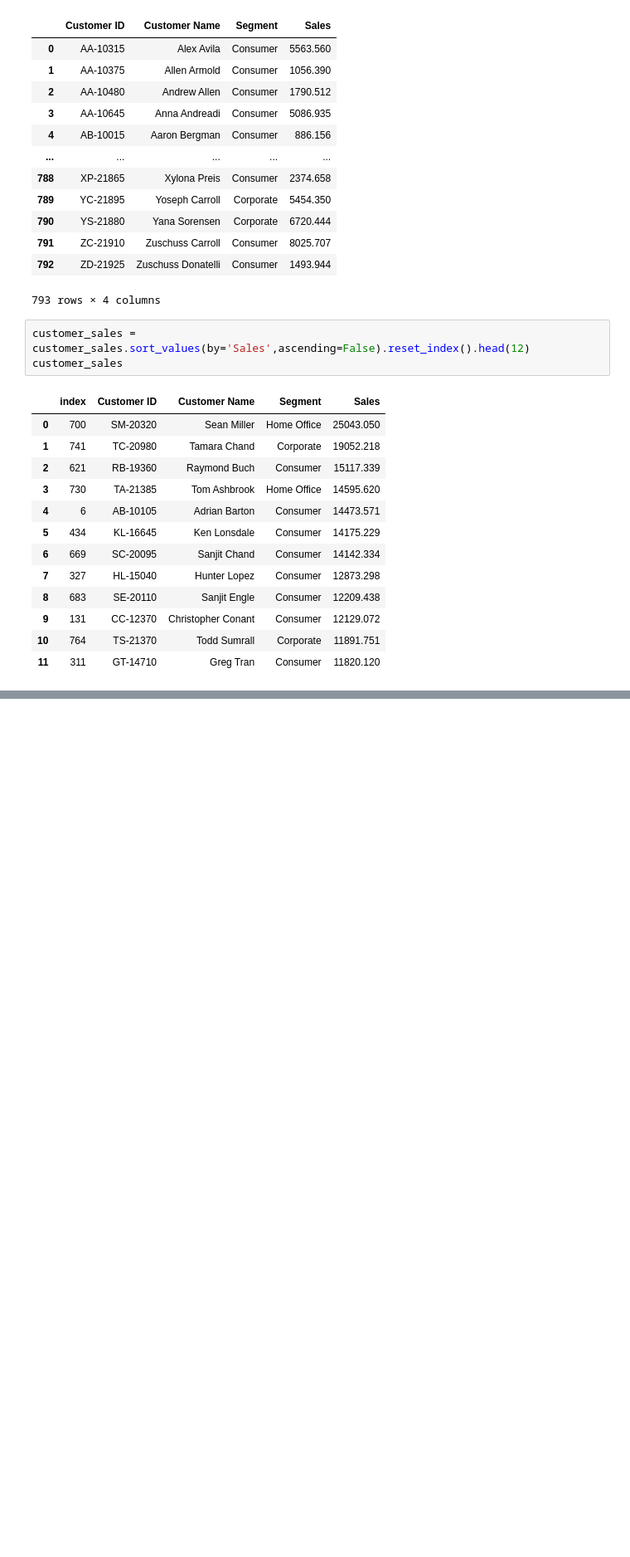
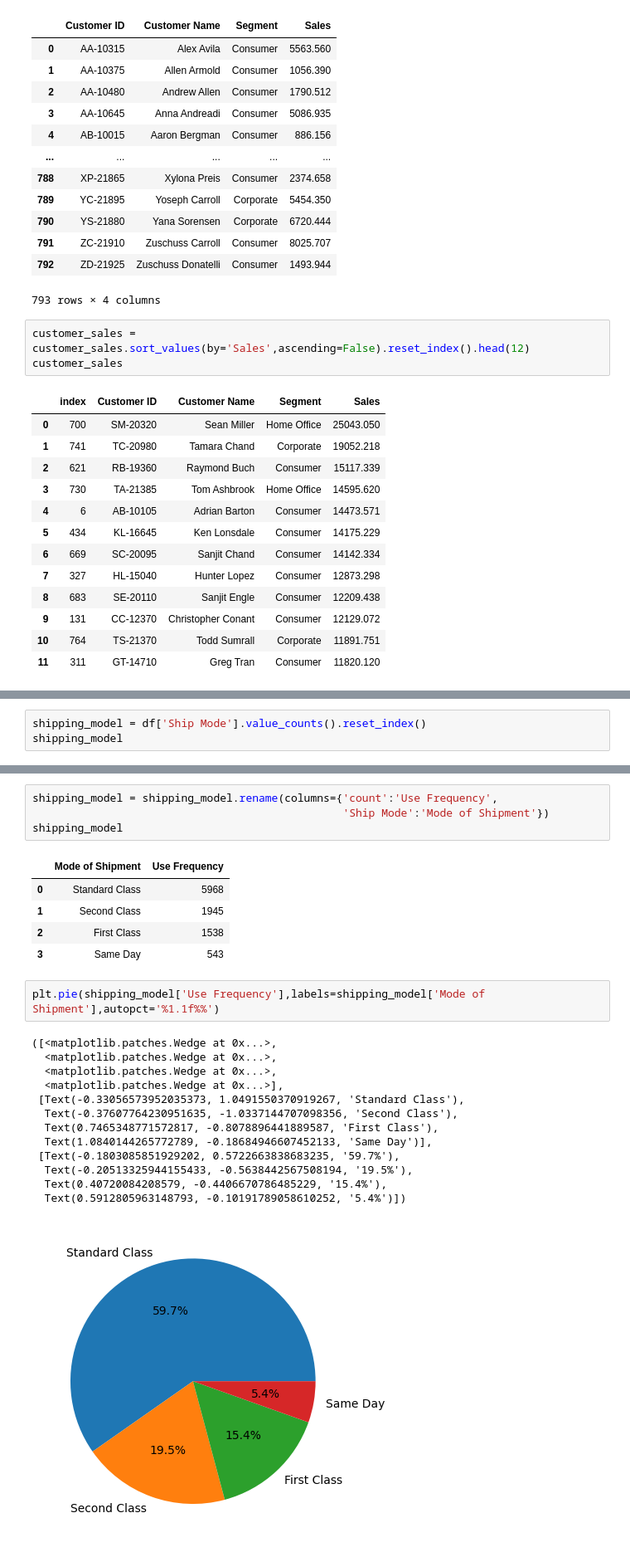
Before and after one commit to GongSeason/Python-for-Data-science-study, a Jupyter notebook: Part8_Superstore_Sales_Data_Analysis_project.ipynb, the cells around one changed output, grey strips where cells are left out. Shown at 83% size. Drawn from its saved outputs; the diff is of its cells as text; blank space fills up the shorter version.

```diff
--- a/Part8_Superstore_Sales_Data_Analysis_project.ipynb
+++ b/Part8_Superstore_Sales_Data_Analysis_project.ipynb
@@ -211,0 +232,3 @@ customer_sales
+# %%
+shipping_model = df['Ship Mode'].value_counts().reset_index()
+shipping_model
@@ -211,0 +241,26 @@ customer_sales
+# %%
+shipping_model = shipping_model.rename(columns={'count':'Use Frequency',
+                                                'Ship Mode':'Mode of Shipment'})
+shipping_model
+# %% [output]
+|  | Mode of Shipment | Use Frequency |
+| 0 | Standard Class | 5968 |
+| 1 | Second Class | 1945 |
+| 2 | First Class | 1538 |
+| 3 | Same Day | 543 |
+# %%
+plt.pie(shipping_model['Use Frequency'],labels=shipping_model['Mode of Shipment'],autopct='%1.1f%%')
+# %% [output]
+([<matplotlib.patches.Wedge at 0x...>,
+  <matplotlib.patches.Wedge at 0x...>,
+  <matplotlib.patches.Wedge at 0x...>,
+  <matplotlib.patches.Wedge at 0x...>],
+ [Text(-0.33056573952035373, 1.0491550370919267, 'Standard Class'),
+  Text(-0.37607764230951635, -1.0337144707098356, 'Second Class'),
+  Text(0.7465348771572817, -0.8078896441889587, 'First Class'),
+  Text(1.0840144265772789, -0.18684946607452133, 'Same Day')],
+ [Text(-0.1803085851929202, 0.5722663838683235, '59.7%'),
+  Text(-0.20513325944155433, -0.5638442567508194, '19.5%'),
+  Text(0.40720084208579, -0.4406670786485229, '15.4%'),
+  Text(0.5912805963148793, -0.10191789058610252, '5.4%')])
+[figure, added]
```
Also changed, not shown: parts of 16 cells of this notebook.
